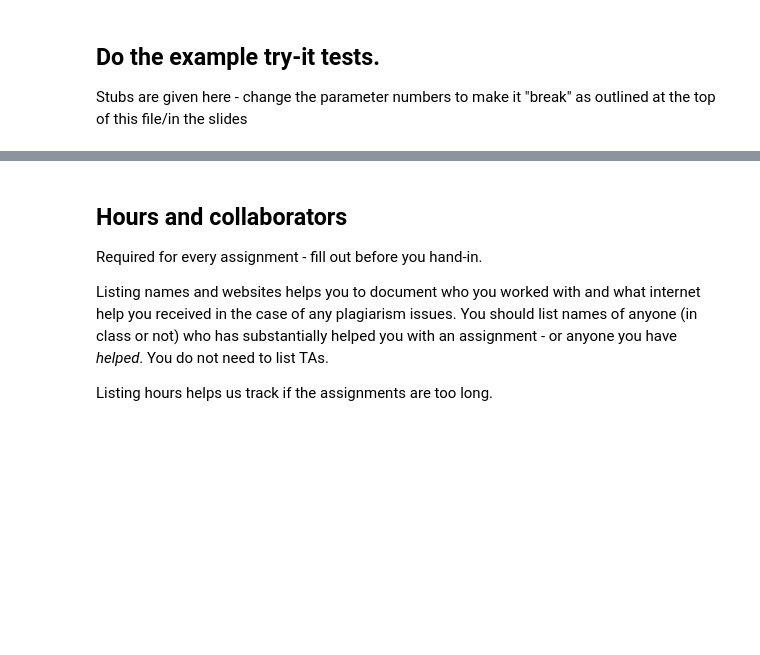
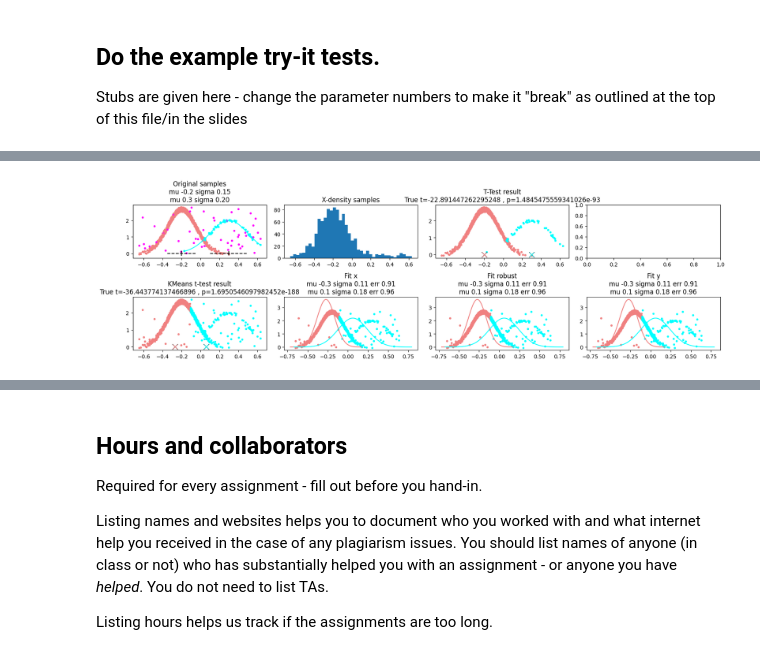
Before and after one commit to jamiesantos/ROB514, a Jupyter notebook: Skills/stats_ttest.ipynb, the cells around one changed output, grey strips where cells are left out. Drawn from its saved outputs; the diff is of its cells as text; code cells hidden in the pictures; blank space fills up the shorter version.

```diff
--- a/Skills/stats_ttest.ipynb
+++ b/Skills/stats_ttest.ipynb
@@ -451,8 +506,10 @@ do_example(mus=(-0.2, 0.3), sigmas=(0.15, 0.2), noise_level=0.1,
 # %%
 # Change ratio of samples of the two Gaussians
 
 do_example(mus=(-0.2, 0.3), sigmas=(0.15, 0.2), noise_level=0.1,
-           n_samples=(500, 500, 50), n_clusters=2, perc_mean_err_clip=3.0)
+           n_samples=(950, 50, 50), n_clusters=2, perc_mean_err_clip=3.0)
+# %% [output]
+[figure, added]
 # %%
 # Try 3 clusters (or 1)
 
```
Also changed, not shown: parts of 20 cells of this notebook, 4 other files.
